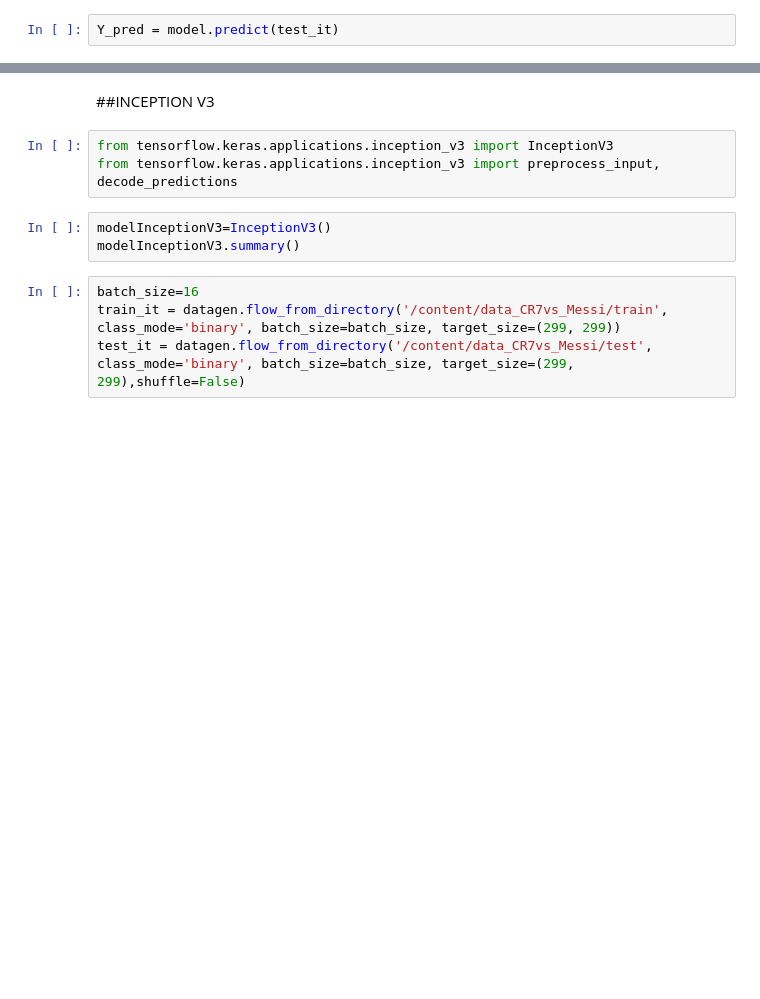
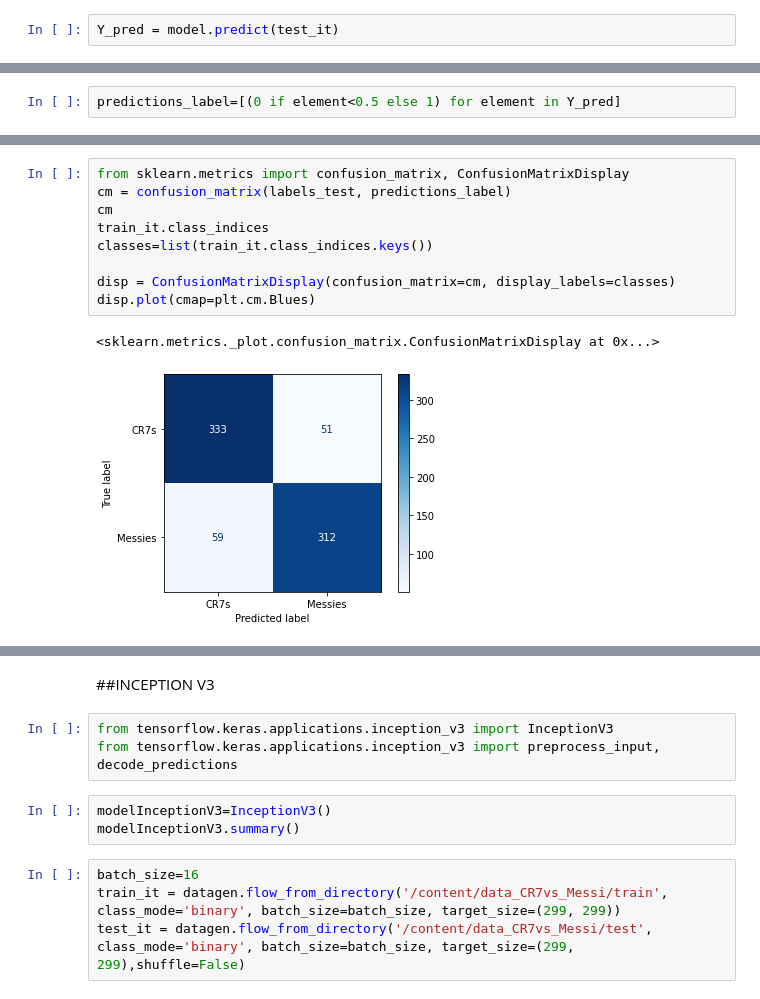
Before and after one commit to DaverArenas/DeepLearning_ImageClassification, a Jupyter notebook: Clasificacion_Imagenes_Futbol.ipynb, the cells around one changed output, grey strips where cells are left out. Saved outputs shown, nothing was run; the diff lists cells and outputs as text; blank space fills up the shorter version.

```diff
--- a/Clasificacion_Imagenes_Futbol.ipynb
+++ b/Clasificacion_Imagenes_Futbol.ipynb
@@ -653,0 +681,2 @@ plt.show()
+# %%
+predictions_label=[(0 if element<0.5 else 1) for element in Y_pred]
@@ -653,0 +731,12 @@ plt.show()
+# %%
+from sklearn.metrics import confusion_matrix, ConfusionMatrixDisplay
+cm = confusion_matrix(labels_test, predictions_label)
+cm
+train_it.class_indices
+classes=list(train_it.class_indices.keys())
+
+disp = ConfusionMatrixDisplay(confusion_matrix=cm, display_labels=classes)
+disp.plot(cmap=plt.cm.Blues)
+# %% [output]
+<sklearn.metrics._plot.confusion_matrix.ConfusionMatrixDisplay at 0x...>
+[figure, added]
```
Also changed, not shown: parts of 23 cells of this notebook.
